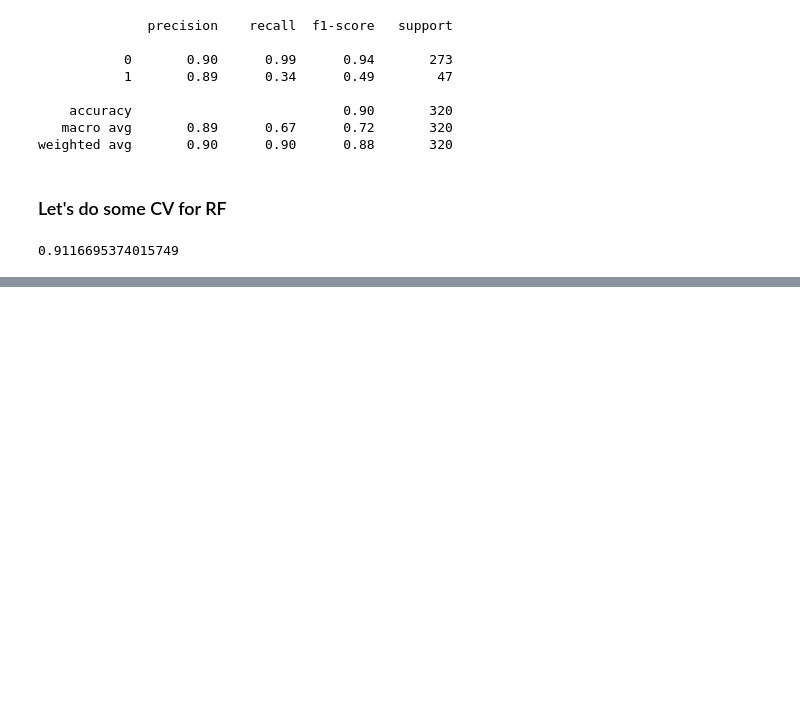
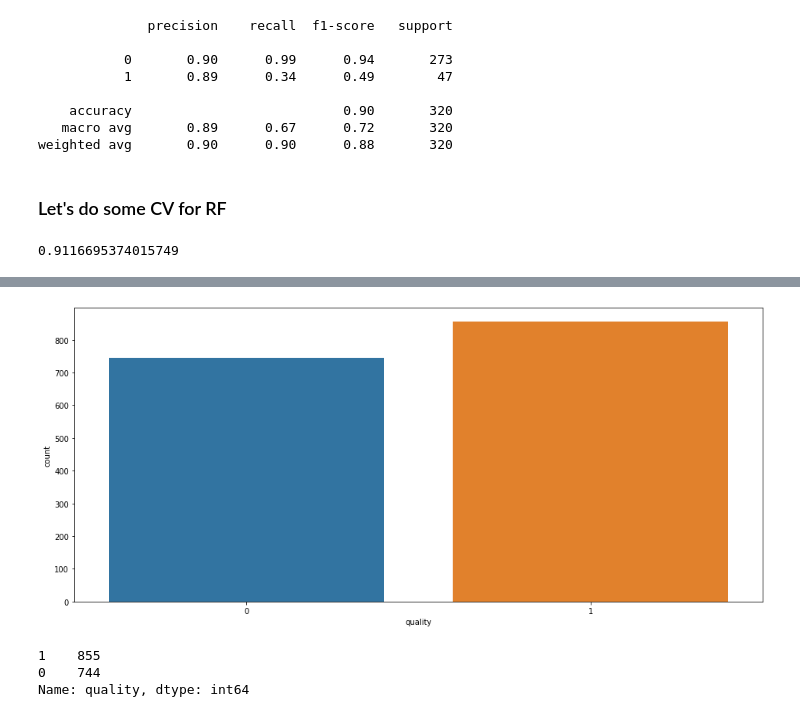
Before and after one commit to hernandezurbina/KaggleAdventures, a Jupyter notebook: WineQuality.ipynb, the cells around one changed output, grey strips where cells are left out. Drawn from its saved outputs; the diff is of its cells as text; code cells hidden in the pictures; blank space fills up the shorter version.

```diff
--- a/WineQuality.ipynb
+++ b/WineQuality.ipynb
@@ -298,0 +531,3 @@ rfEval.mean()
+# %%
+wine = pd.read_csv('datasets/winequality/winequality-red.csv')
+wine.head()
@@ -298,0 +553,11 @@ rfEval.mean()
+# %%
+# we gotta reload raw dataset again
+# let's binarize the target var
+
+# target var: median is at 6
+bins = (2, 5.5, 8)
+group_names = ['bad', 'good']
+wine['quality'] = pd.cut(wine['quality'], bins=bins, labels=group_names)
+# %%
+wine['quality'] = label_quality.fit_transform(wine['quality'])
+wine.head()
@@ -298,0 +571,12 @@ rfEval.mean()
+# %%
+plt.figure(figsize=(16, 7))
+sns.countplot(wine['quality'])
+plt.show()
+# %% [output]
+[figure, added]
+# %%
+wine['quality'].value_counts()
+# %% [output]
+1    855
+0    744
+Name: quality, dtype: int64
```
Also changed, not shown: parts of 36 cells of this notebook.
